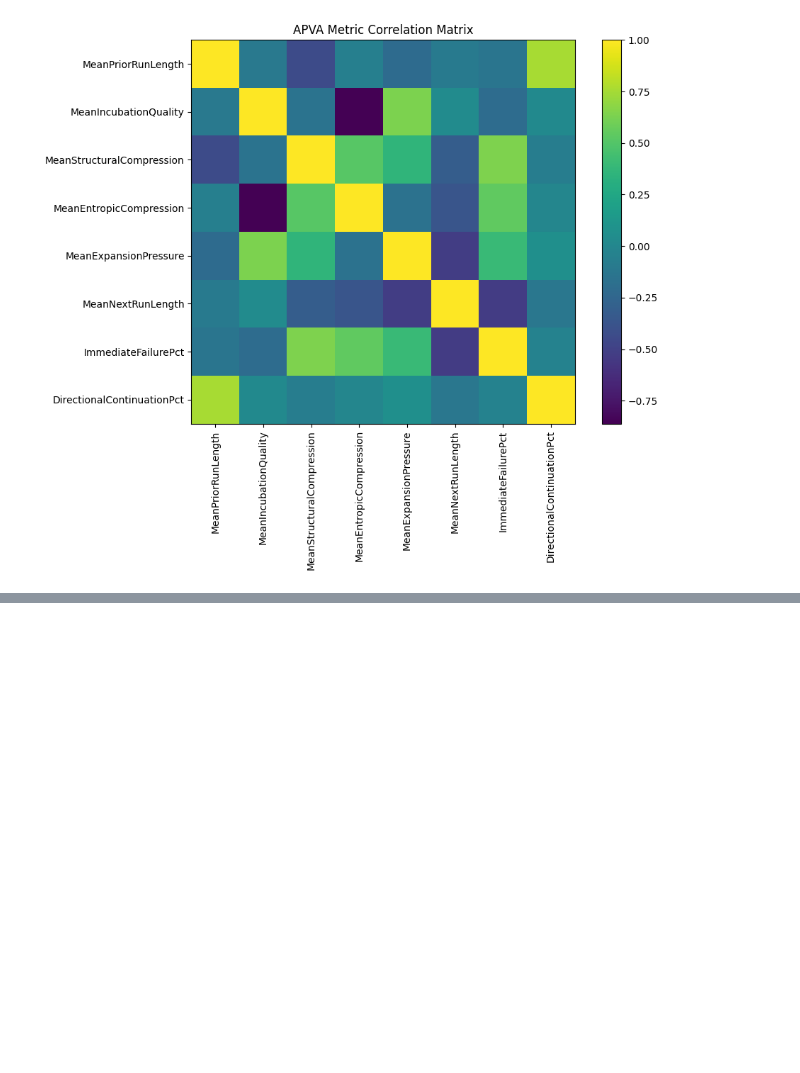
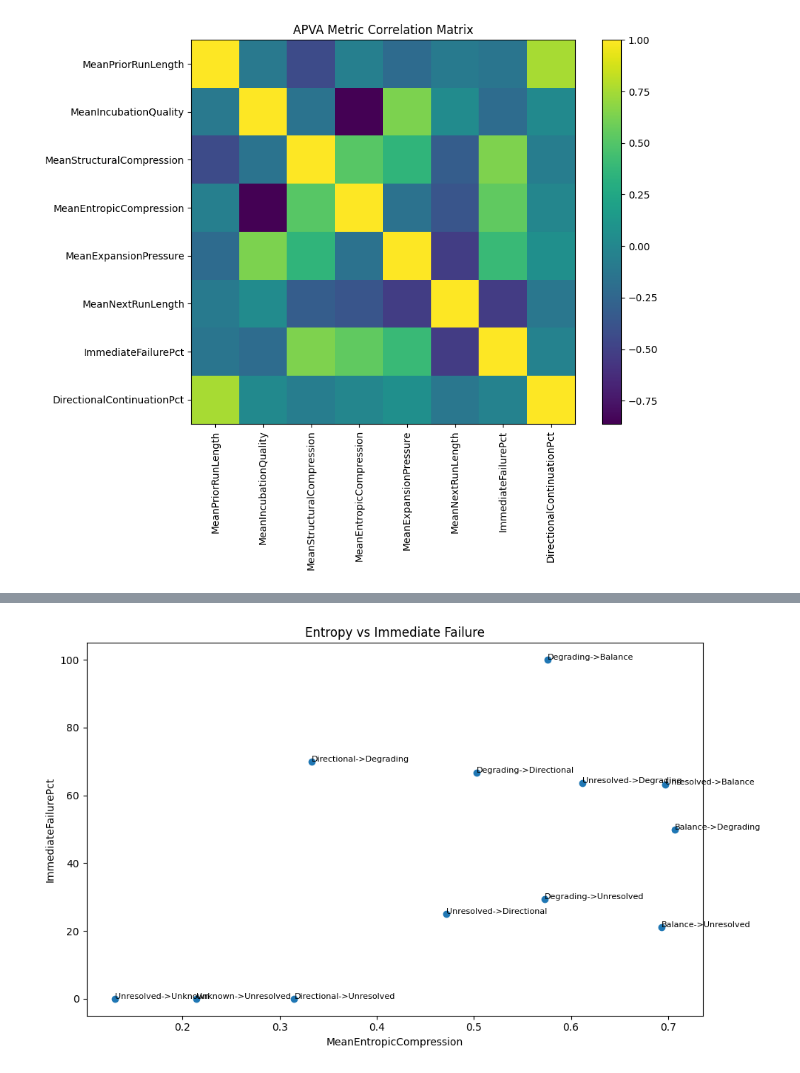
Before and after one commit to rzahraie/ApvaAnalysis, a Jupyter notebook: apva_phase01_exploration.ipynb, the cells around one changed output, grey strips where cells are left out. Cells and saved outputs as stored; diff of their text form; code cells hidden in the pictures; blank space fills up the shorter version.

```diff
--- a/apva_phase01_exploration.ipynb
+++ b/apva_phase01_exploration.ipynb
@@ -312,0 +365,24 @@ plt.show()
+# %%
+plt.figure(figsize=(10,6))
+
+plt.scatter(
+    merged["MeanEntropicCompression"],
+    merged["ImmediateFailurePct"]
+)
+
+for _, row in merged.iterrows():
+    plt.text(
+        row["MeanEntropicCompression"],
+        row["ImmediateFailurePct"],
+        row["Transition"],
+        fontsize=8
+    )
+
+plt.xlabel("MeanEntropicCompression")
+plt.ylabel("ImmediateFailurePct")
+plt.title("Entropy vs Immediate Failure")
+
+plt.tight_layout()
+plt.show()
+# %% [output]
+[figure, added]
```
Also changed, not shown: parts of 3 cells of this notebook, 6 other files.
